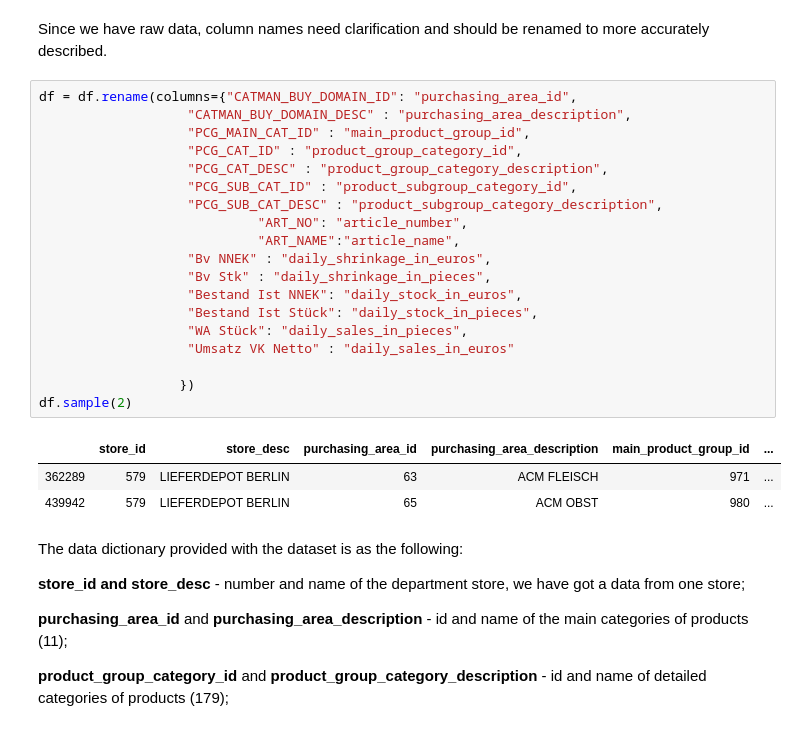
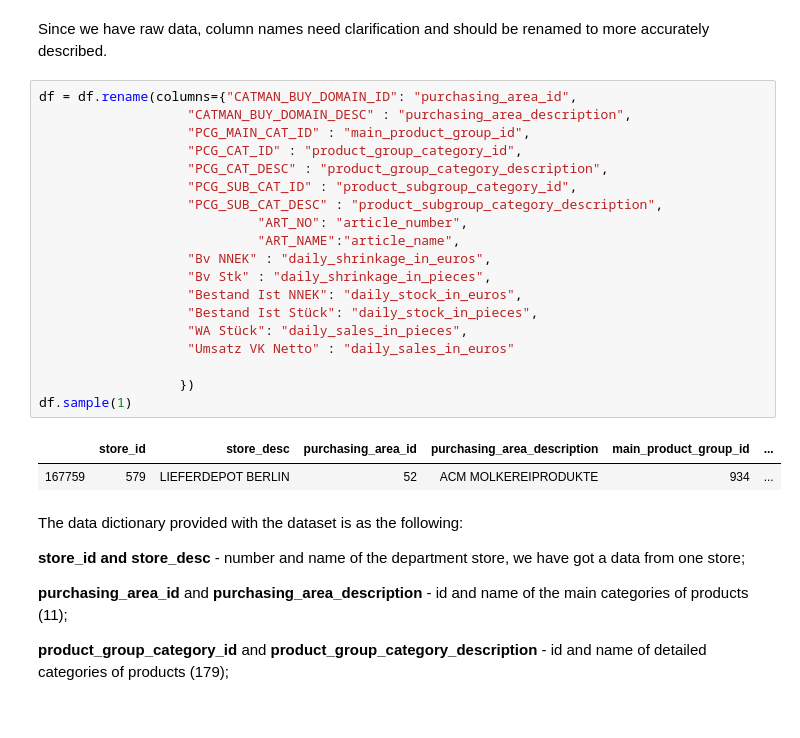
Before and after one commit to irina-baeva/retail-ds-project, a Jupyter notebook: metro_project_irina_baeva-v1.ipynb, the cells around one changed output. Saved outputs shown, nothing was run; the diff lists cells and outputs as text.

```diff
--- a/metro_project_irina_baeva-v1.ipynb
+++ b/metro_project_irina_baeva-v1.ipynb
@@ -86,26 +86,25 @@ Since we have raw data, column names need clarification and should be renamed to
 # %%
 df = df.rename(columns={"CATMAN_BUY_DOMAIN_ID": "purchasing_area_id",
                    "CATMAN_BUY_DOMAIN_DESC" : "purchasing_area_description",
                    "PCG_MAIN_CAT_ID" : "main_product_group_id",
                    "PCG_CAT_ID" : "product_group_category_id",
                    "PCG_CAT_DESC" : "product_group_category_description",
                    "PCG_SUB_CAT_ID" : "product_subgroup_category_id",
                    "PCG_SUB_CAT_DESC" : "product_subgroup_category_description",
                             "ART_NO": "article_number",
                             "ART_NAME":"article_name",
                    "Bv NNEK" : "daily_shrinkage_in_euros",
                    "Bv Stk" : "daily_shrinkage_in_pieces",
                    "Bestand Ist NNEK": "daily_stock_in_euros",
                    "Bestand Ist Stück": "daily_stock_in_pieces",
                    "WA Stück": "daily_sales_in_pieces",
                    "Umsatz VK Netto" : "daily_sales_in_euros"
 
                   })
-df.sample(2)
+df.sample(1)
 # %% [output]
 |  | store_id | store_desc | purchasing_area_id | purchasing_area_description | main_product_group_id | ... |
-| 362289 | 579 | LIEFERDEPOT BERLIN | 63 | ACM FLEISCH | 971 | ... |
-| 439942 | 579 | LIEFERDEPOT BERLIN | 65 | ACM OBST | 980 | ... |
+| 167759 | 579 | LIEFERDEPOT BERLIN | 52 | ACM MOLKEREIPRODUKTE | 934 | ... |
 # %% [markdown]
 The data dictionary provided with the dataset is as the following:
 
```
Also changed, not shown: parts of 16 cells of this notebook.
